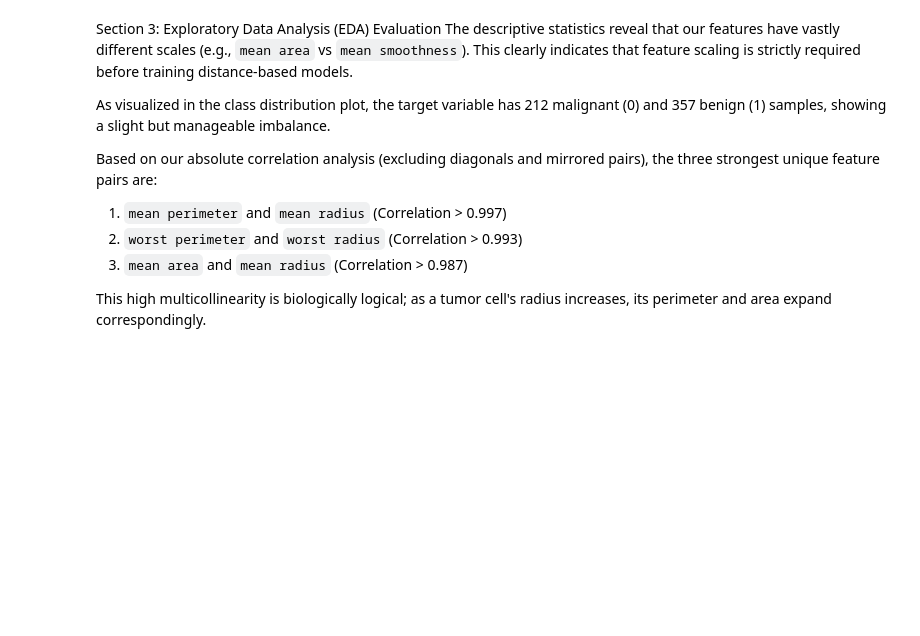
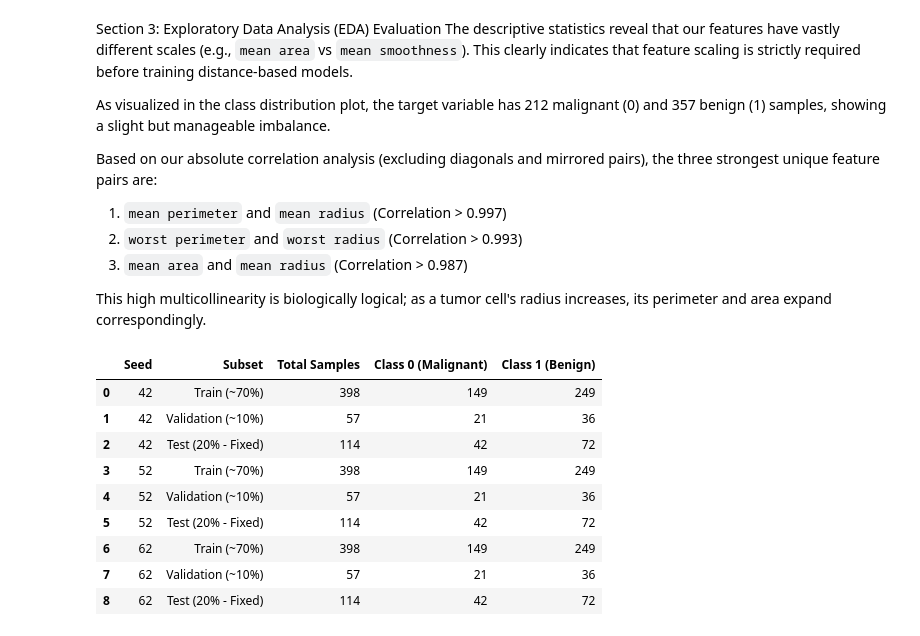
Before and after one commit to AbdullahEsad/Machine_Learning_Midterm, a Jupyter notebook: breast_cancer.ipynb, the cells around one changed output. Cells and saved outputs as stored; diff of their text form; code cells hidden in the pictures; blank space fills up the shorter version.

Commit message:
Split dataset into fixed test set and repeated train/val sets across 3 seeds

```diff
--- a/breast_cancer.ipynb
+++ b/breast_cancer.ipynb
@@ -160,3 +160,58 @@ Based on our absolute correlation analysis (excluding diagonals and mirrored pai
 3. `mean area` and `mean radius` (Correlation > 0.987)
 
 This high multicollinearity is biologically logical; as a tumor cell's radius increases, its perimeter and area expand correspondingly.
+# %%
+from sklearn.model_selection import train_test_split
+import pandas as pd
+
+X_temp, X_test, y_temp, y_test = train_test_split(
+    X, y, test_size=0.20, stratify=y, random_state=42
+)
+
+X_train_dict = {}
+X_val_dict = {}
+y_train_dict = {}
+y_val_dict = {}
+
+SEEDS = [42, 52, 62]
+split_summary = []
+
+for seed in SEEDS:
+    X_train, X_val, y_train, y_val = train_test_split(
+        X_temp, y_temp, test_size=0.125, stratify=y_temp, random_state=seed
+    )
+
+    X_train_dict[seed] = X_train
+    X_val_dict[seed] = X_val
+    y_train_dict[seed] = y_train
+    y_val_dict[seed] = y_val
+
+    for subset_name, y_subset in [("Train (~70%)", y_train),
+                                  ("Validation (~10%)", y_val),
+                                  ("Test (20% - Fixed)", y_test)]:
+
+        counts = pd.Series(y_subset).value_counts()
+        class_0 = counts.get(0, 0) # Malignant
+        class_1 = counts.get(1, 0) # Benign
+
+        split_summary.append({
+            "Seed": seed,
+            "Subset": subset_name,
+            "Total Samples": len(y_subset),
+            "Class 0 (Malignant)": class_0,
+            "Class 1 (Benign)": class_1
+        })
+
+split_summary_df = pd.DataFrame(split_summary)
+display(split_summary_df)
+# %% [output]
+|  | Seed | Subset | Total Samples | Class 0 (Malignant) | Class 1 (Benign) |
+| 0 | 42 | Train (~70%) | 398 | 149 | 249 |
+| 1 | 42 | Validation (~10%) | 57 | 21 | 36 |
+| 2 | 42 | Test (20% - Fixed) | 114 | 42 | 72 |
+| 3 | 52 | Train (~70%) | 398 | 149 | 249 |
+| 4 | 52 | Validation (~10%) | 57 | 21 | 36 |
+| 5 | 52 | Test (20% - Fixed) | 114 | 42 | 72 |
+| 6 | 62 | Train (~70%) | 398 | 149 | 249 |
+| 7 | 62 | Validation (~10%) | 57 | 21 | 36 |
+| 8 | 62 | Test (20% - Fixed) | 114 | 42 | 72 |
```
Also changed, not shown: parts of 1 cell of this notebook.
